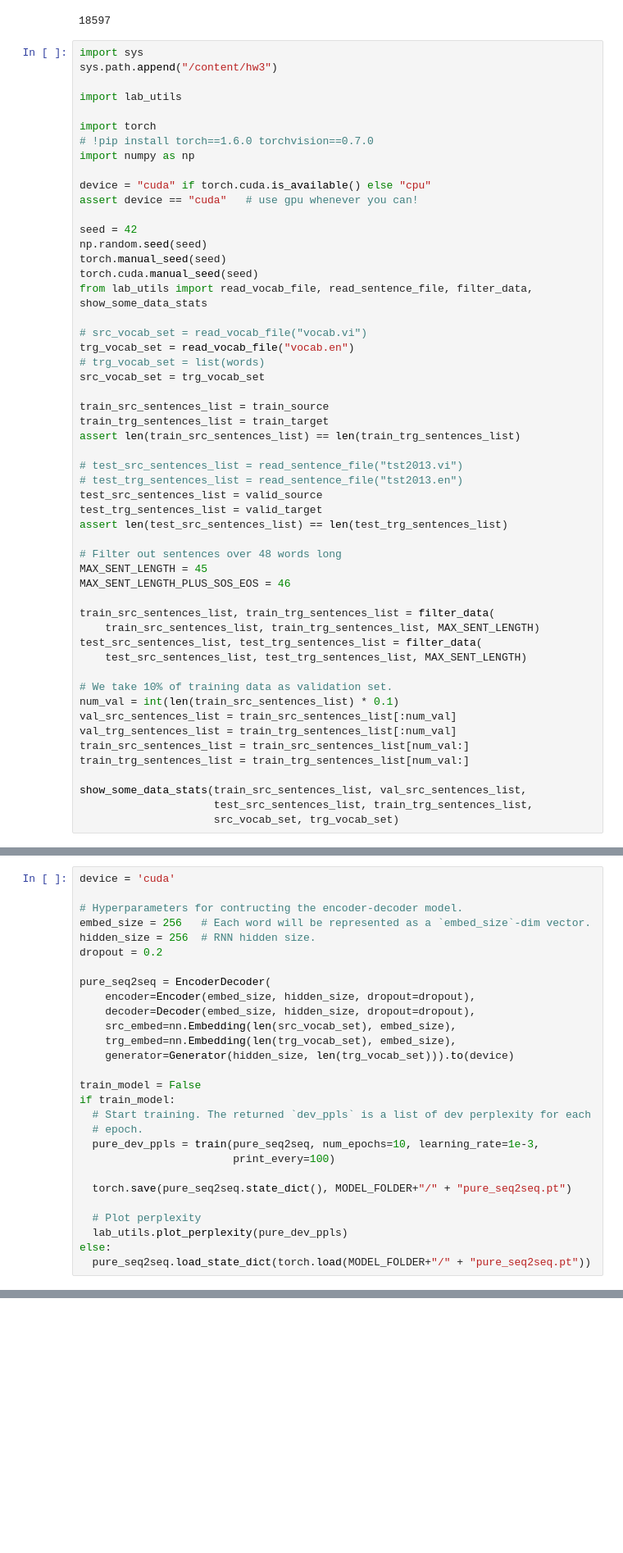
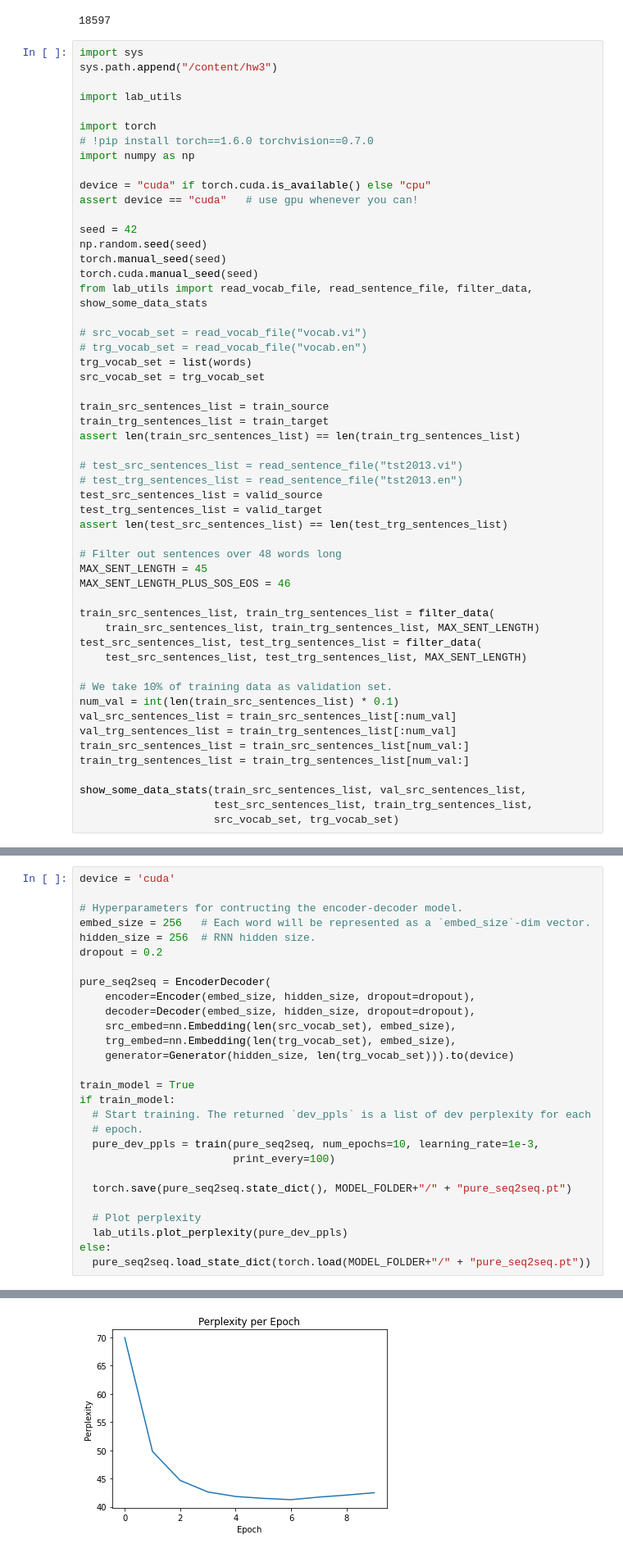
Before and after one commit to jwlw2022/nlp-chatbot-project, a Jupyter notebook: 6864_NLP_Chatbot_Project.ipynb, the cells around one changed output, grey strips where cells are left out. Shown at 82% size. Drawn from its saved outputs; the diff is of its cells as text; blank space fills up the shorter version.

```diff
--- a/6864_NLP_Chatbot_Project.ipynb
+++ b/6864_NLP_Chatbot_Project.ipynb
@@ -191,8 +209,8 @@ torch.cuda.manual_seed(seed)
 from lab_utils import read_vocab_file, read_sentence_file, filter_data, show_some_data_stats
 
 # src_vocab_set = read_vocab_file("vocab.vi")
-trg_vocab_set = read_vocab_file("vocab.en")
-# trg_vocab_set = list(words)
+# trg_vocab_set = read_vocab_file("vocab.en")
+trg_vocab_set = list(words)
 src_vocab_set = trg_vocab_set
 
 train_src_sentences_list = train_source
@@ -679,7 +697,7 @@ pure_seq2seq = EncoderDecoder(
     trg_embed=nn.Embedding(len(trg_vocab_set), embed_size),
     generator=Generator(hidden_size, len(trg_vocab_set))).to(device)
 
-train_model = False
+train_model = True
 if train_model:
   # Start training. The returned `dev_ppls` is a list of dev perplexity for each
   # epoch.
@@ -692,3 +710,4 @@ if train_model:
   lab_utils.plot_perplexity(pure_dev_ppls)
 else:
   pure_seq2seq.load_state_dict(torch.load(MODEL_FOLDER+"/" + "pure_seq2seq.pt"))
+# %% [output]
@@ -695,3 +732,4 @@ else:
+[figure, added]
 # %%
 def greedy_decode(model, src_ids, src_lengths, max_len):
   """Greedily decode a sentence for EncoderDecoder. Make sure to chop off the
```
Also changed, not shown: parts of 7 cells of this notebook.
